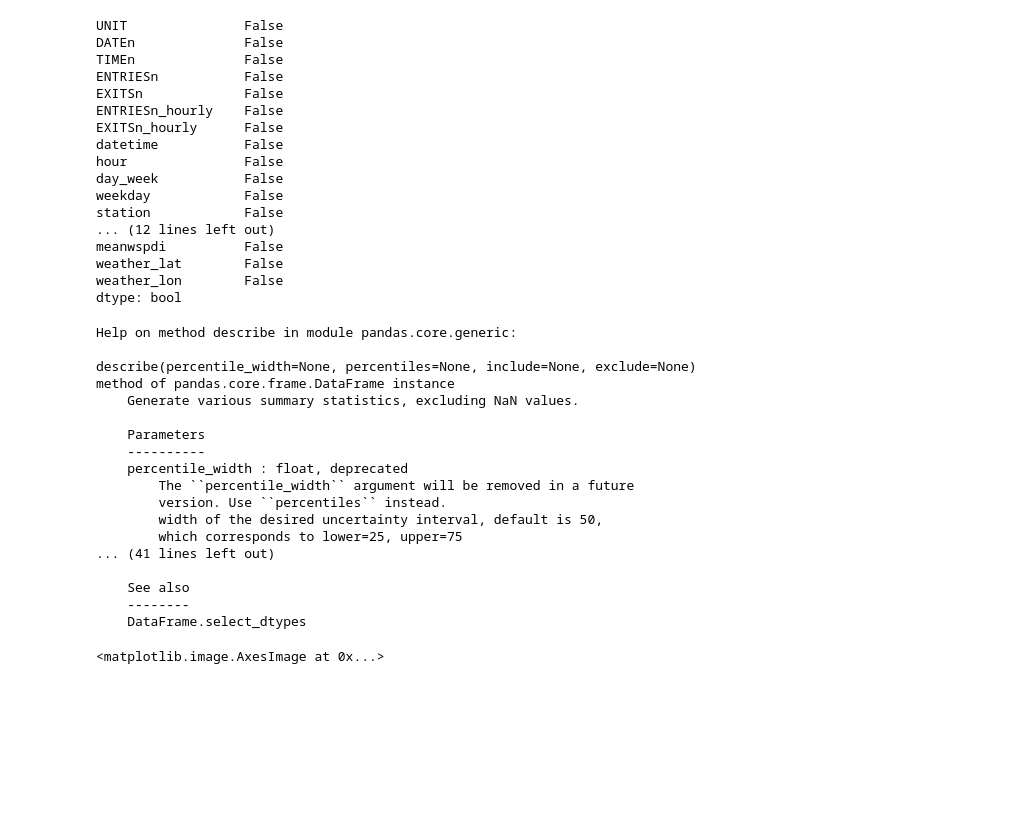
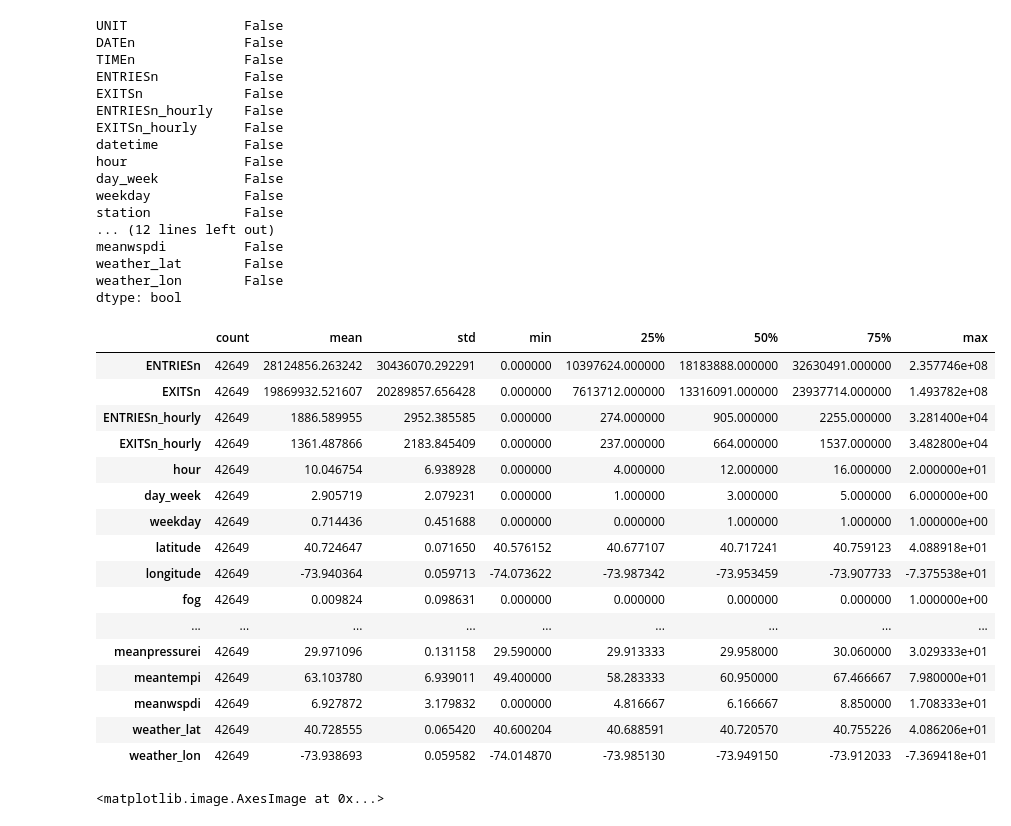
Before and after one commit to ihkihk/datan, a Jupyter notebook: p2_nycsubway/p2_nyc.ipynb, the cells around one changed output. Saved outputs shown, nothing was run; the diff lists cells and outputs as text; code cells hidden in the pictures; blank space fills up the shorter version.

```diff
--- a/p2_nycsubway/p2_nyc.ipynb
+++ b/p2_nycsubway/p2_nyc.ipynb
@@ -101,26 +101,26 @@ meanwspdi          False
 weather_lat        False
 weather_lon        False
 dtype: bool
-# %%
-help(df.describe)
-# %% [output]
-Help on method describe in module pandas.core.generic:
-
-describe(percentile_width=None, percentiles=None, include=None, exclude=None) method of pandas.core.frame.DataFrame instance
-    Generate various summary statistics, excluding NaN values.
-
-    Parameters
-    ----------
-    percentile_width : float, deprecated
-        The ``percentile_width`` argument will be removed in a future
-        version. Use ``percentiles`` instead.
-        width of the desired uncertainty interval, default is 50,
-        which corresponds to lower=25, upper=75
-... (41 lines left out)
-
-    See also
-    --------
-    DataFrame.select_dtypes
+# %%
+df.describe().T # Printing the data ranges for each column
+# %% [output]
+|  | count | mean | std | min | 25% | 50% | 75% | max |
+| ENTRIESn | 42649 | 28124856.263242 | 30436070.292291 | 0.000000 | 10397624.000000 | 18183888.000000 | 32630491.000000 | 2.357746e+08 |
+| EXITSn | 42649 | 19869932.521607 | 20289857.656428 | 0.000000 | 7613712.000000 | 13316091.000000 | 23937714.000000 | 1.493782e+08 |
+| ENTRIESn_hourly | 42649 | 1886.589955 | 2952.385585 | 0.000000 | 274.000000 | 905.000000 | 2255.000000 | 3.281400e+04 |
+| EXITSn_hourly | 42649 | 1361.487866 | 2183.845409 | 0.000000 | 237.000000 | 664.000000 | 1537.000000 | 3.482800e+04 |
+| hour | 42649 | 10.046754 | 6.938928 | 0.000000 | 4.000000 | 12.000000 | 16.000000 | 2.000000e+01 |
+| day_week | 42649 | 2.905719 | 2.079231 | 0.000000 | 1.000000 | 3.000000 | 5.000000 | 6.000000e+00 |
+| weekday | 42649 | 0.714436 | 0.451688 | 0.000000 | 0.000000 | 1.000000 | 1.000000 | 1.000000e+00 |
+| latitude | 42649 | 40.724647 | 0.071650 | 40.576152 | 40.677107 | 40.717241 | 40.759123 | 4.088918e+01 |
+| longitude | 42649 | -73.940364 | 0.059713 | -74.073622 | -73.987342 | -73.953459 | -73.907733 | -7.375538e+01 |
+| fog | 42649 | 0.009824 | 0.098631 | 0.000000 | 0.000000 | 0.000000 | 0.000000 | 1.000000e+00 |
+| ... | ... | ... | ... | ... | ... | ... | ... | ... |
+| meanpressurei | 42649 | 29.971096 | 0.131158 | 29.590000 | 29.913333 | 29.958000 | 30.060000 | 3.029333e+01 |
+| meantempi | 42649 | 63.103780 | 6.939011 | 49.400000 | 58.283333 | 60.950000 | 67.466667 | 7.980000e+01 |
+| meanwspdi | 42649 | 6.927872 | 3.179832 | 0.000000 | 4.816667 | 6.166667 | 8.850000 | 1.708333e+01 |
+| weather_lat | 42649 | 40.728555 | 0.065420 | 40.600204 | 40.688591 | 40.720570 | 40.755226 | 4.086206e+01 |
+| weather_lon | 42649 | -73.938693 | 0.059582 | -74.014870 | -73.985130 | -73.949150 | -73.912033 | -7.369418e+01 |
 # %%
 import matplotlib.pyplot as plt
 # %%
```
Also changed, not shown: parts of 2 cells of this notebook, 1 other file.
